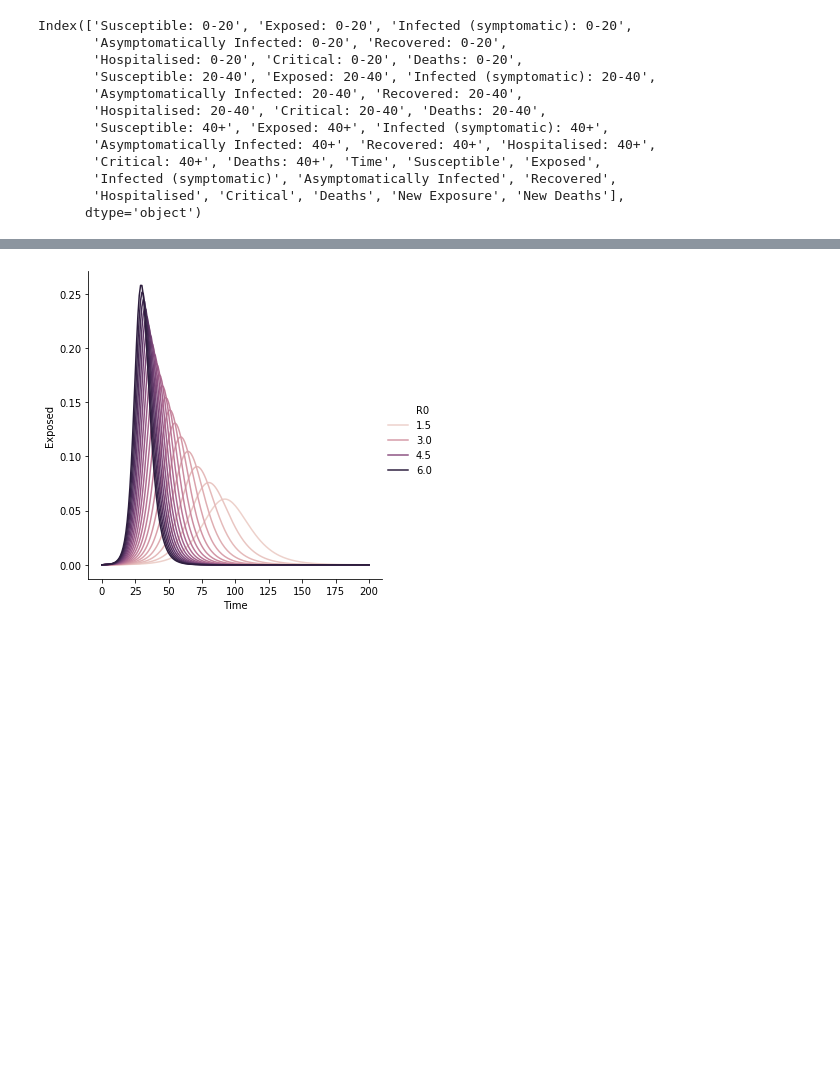
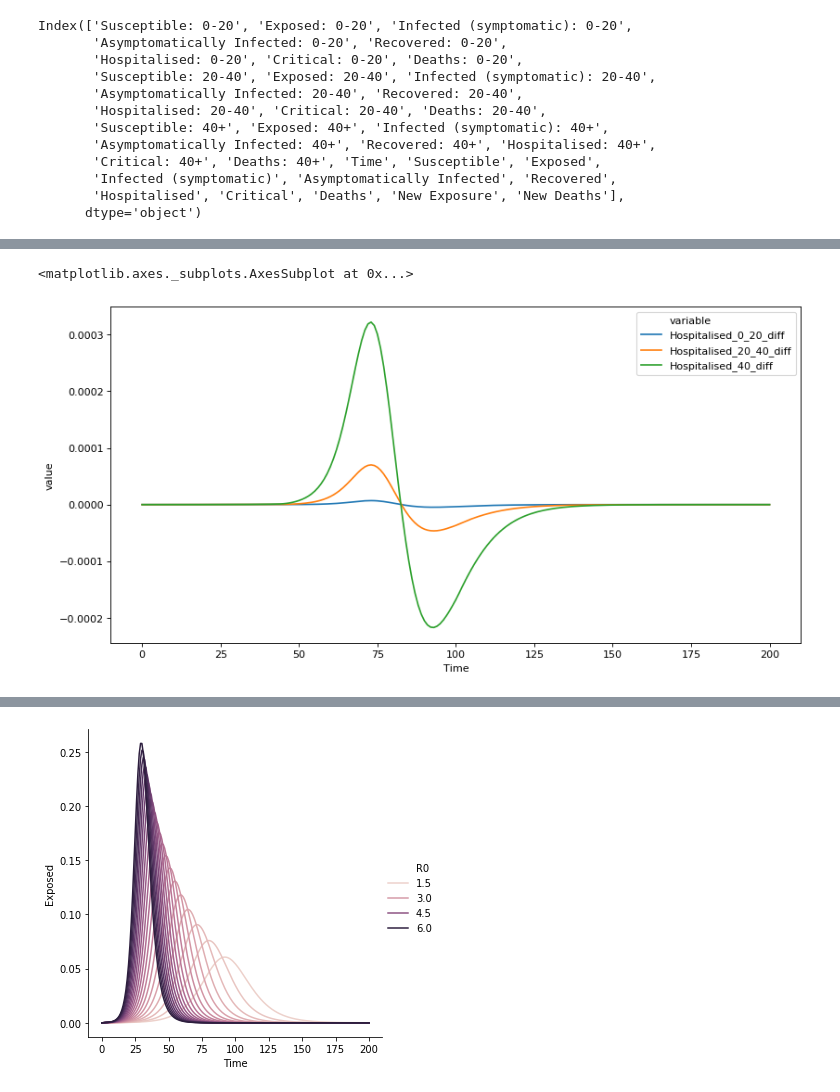
Before and after one commit to gonzrubio/Tucker_ABM, a Jupyter notebook: DataViz.ipynb, the cells around one changed output, grey strips where cells are left out. Saved outputs shown, nothing was run; the diff lists cells and outputs as text; code cells hidden in the pictures; blank space fills up the shorter version.

```diff
--- a/DataViz.ipynb
+++ b/DataViz.ipynb
@@ -76,0 +106,6 @@ sns.lineplot(x = 'Time', y = 'value', data = multiple_infected, hue = 'variable'
+# %%
+multiple_hospitalised_diff = pd.melt(middle, id_vars = ['Time'], value_vars = [
+                                                                    'Hospitalised_0_20_diff',
+                                                                    'Hospitalised_20_40_diff',
+                                                                    'Hospitalised_40_diff',
+                                                                         ])
@@ -76,0 +123,6 @@ sns.lineplot(x = 'Time', y = 'value', data = multiple_infected, hue = 'variable'
+# %%
+figure(num=None, figsize=(12, 6), dpi=80, facecolor='w', edgecolor='k')
+sns.lineplot(x = 'Time', y = 'value', data = multiple_hospitalised_diff, hue = 'variable')
+# %% [output]
+<matplotlib.axes._subplots.AxesSubplot at 0x...>
+[figure, added]
```
Also changed, not shown: parts of 15 cells of this notebook, 1 other file.
